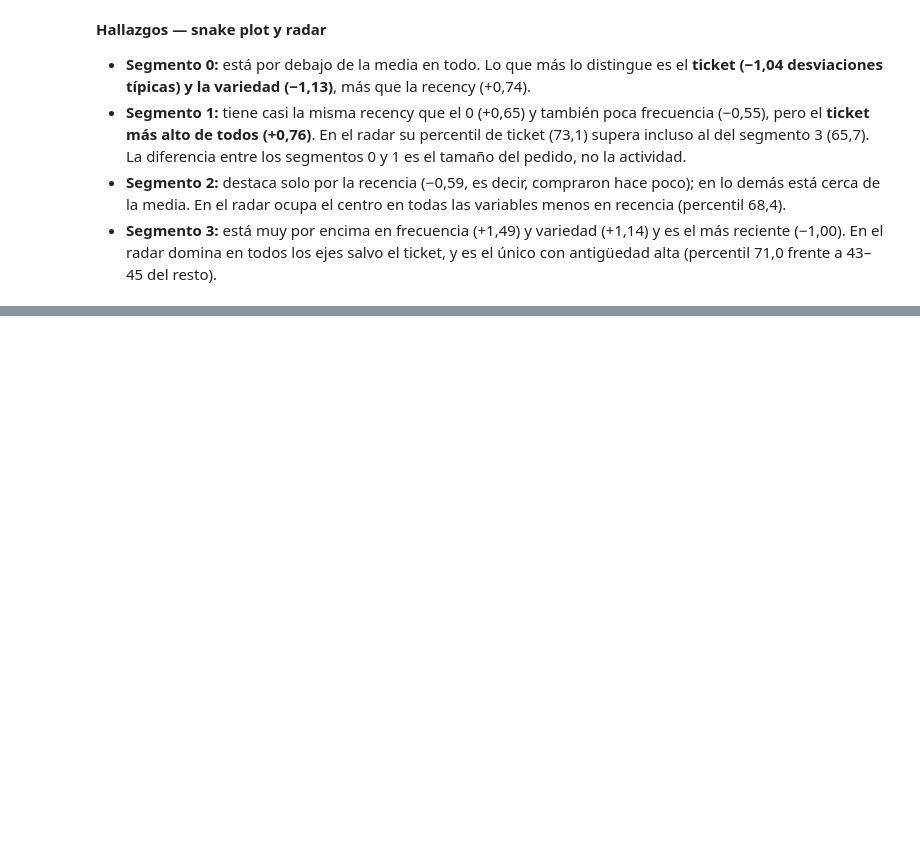
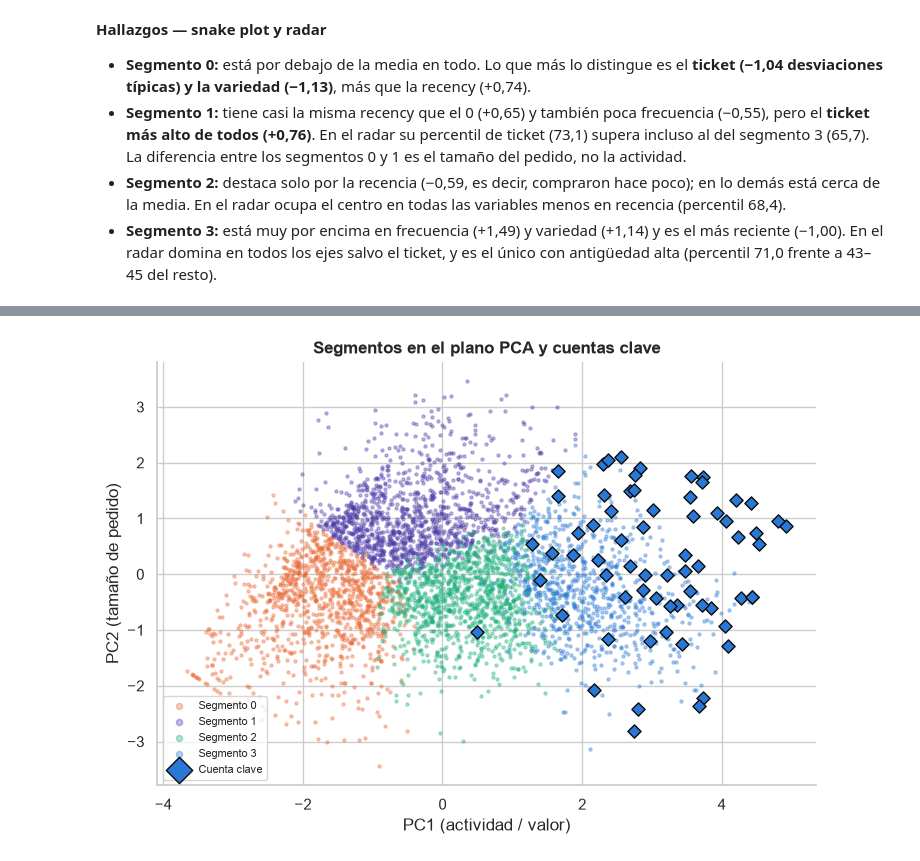
Before and after one commit to Andres766/proeyecto-mineria-de-datos, a Jupyter notebook: notebooks/04_perfiles.ipynb, the cells around one changed output, grey strips where cells are left out. Drawn from its saved outputs; the diff is of its cells as text; code cells hidden in the pictures; blank space fills up the shorter version.

```diff
--- a/notebooks/04_perfiles.ipynb
+++ b/notebooks/04_perfiles.ipynb
@@ -186,0 +242,13 @@ radar
+# %%
+atipico = clientes["dbscan"].eq(-1)
+tabla_atip = pd.DataFrame({
+    "clientes": segmento.value_counts().sort_index(),
+    "atipicos": atipico.groupby(segmento).sum(),
+})
+tabla_atip["pct_del_segmento"] = 100 * tabla_atip["atipicos"] / tabla_atip["clientes"]
+tabla_atip["pct_de_los_atipicos"] = 100 * tabla_atip["atipicos"] / atipico.sum()
+tabla_atip["pct_de_los_clientes"] = 100 * tabla_atip["clientes"] / len(clientes)
+tabla_atip["ingresos_atipicos"] = clientes.loc[atipico].groupby("segmento")["monetary"].sum()
+tabla_atip["pct_ingresos_atipicos"] = 100 * tabla_atip["ingresos_atipicos"] / clientes.loc[atipico, "monetary"].sum()
+tabla_atip["monetary_mediano_atipicos"] = clientes.loc[atipico].groupby("segmento")["monetary"].median()
+tabla_atip
@@ -186,0 +267,9 @@ radar
+# %%
+vip_no_atipico = segmento.eq(3) & ~atipico
+umbral_gasto = clientes.loc[vip_no_atipico, "monetary"].median()
+cuenta_clave = atipico & segmento.eq(3) & (clientes["monetary"] >= umbral_gasto)
+excluidos = atipico & segmento.eq(3) & ~cuenta_clave
+print(f"Umbral de gasto (mediana de los VIP no atípicos): {umbral_gasto:,.2f} £")
+print(f"Atípicos VIP: {(atipico & segmento.eq(3)).sum()} · cuentas clave: {cuenta_clave.sum()} · excluidos por gasto: {excluidos.sum()} "
+      f"({100 * clientes.loc[excluidos, 'monetary'].sum() / clientes.loc[atipico & segmento.eq(3), 'monetary'].sum():.1f} % de los ingresos de los atípicos VIP)")
+display(clientes.loc[excluidos, VARIABLES_CLUSTERING + ["monetary"]])
@@ -186,0 +300,16 @@ radar
+# %%
+fig, ax = plt.subplots(figsize=(8.5, 5.5))
+coords = clientes[["pc1", "pc2"]].to_numpy()
+for s in SEGS:
+    m = segmento.eq(s).to_numpy() & ~cuenta_clave.to_numpy()
+    ax.scatter(coords[m, 0], coords[m, 1], s=5, alpha=0.35, color=COLORES_SEGMENTO[s], label=f"Segmento {s}")
+ax.scatter(coords[cuenta_clave, 0], coords[cuenta_clave, 1], s=45, marker=MARCADOR_CUENTA_CLAVE, facecolor=COLORES_SEGMENTO[3],
+           edgecolor=COLOR_BORDE_CUENTA_CLAVE, linewidths=1, label="Cuenta clave")
+ax.set_xlabel("PC1 (actividad / valor)")
+ax.set_ylabel("PC2 (tamaño de pedido)")
+ax.set_title("Segmentos en el plano PCA y cuentas clave")
+ax.legend(markerscale=2, fontsize=8, loc="lower left")
+guardar_figura(fig, "04_cuentas_clave_pca")
+plt.show()
+# %% [output]
+[figure, added]
```
Also changed, not shown: parts of 10 cells of this notebook.
